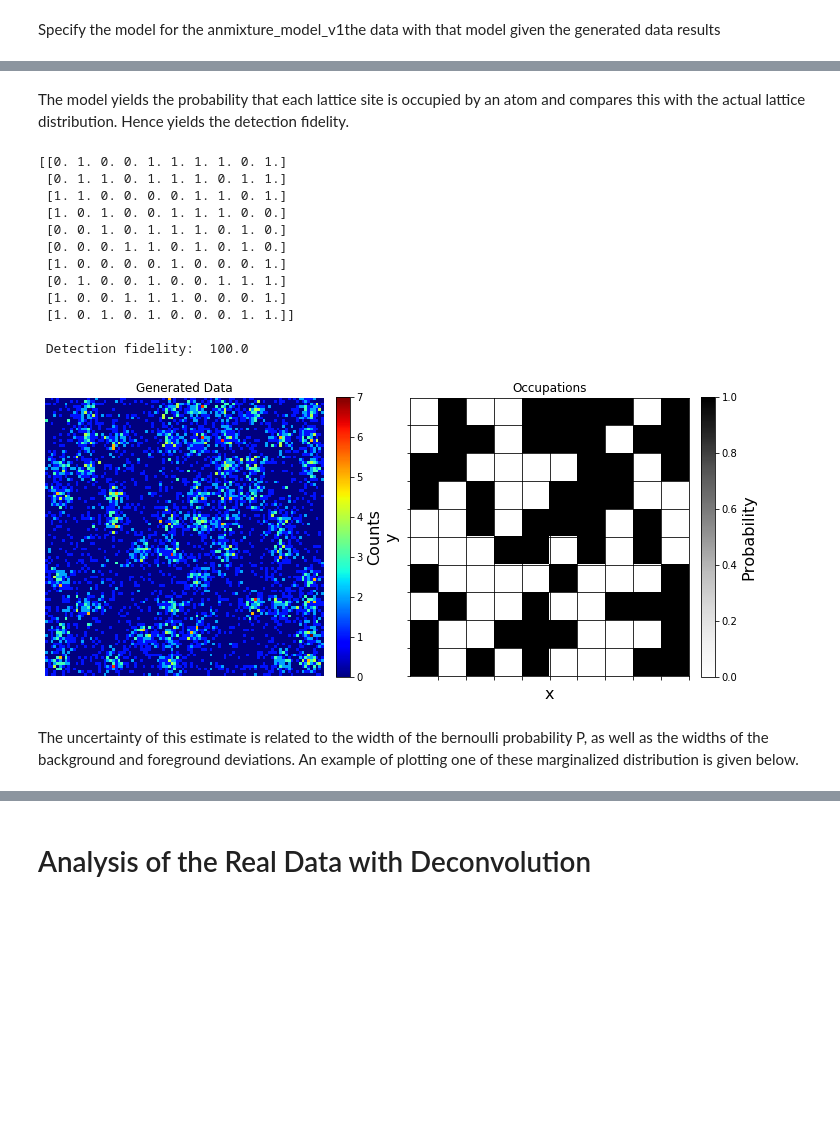
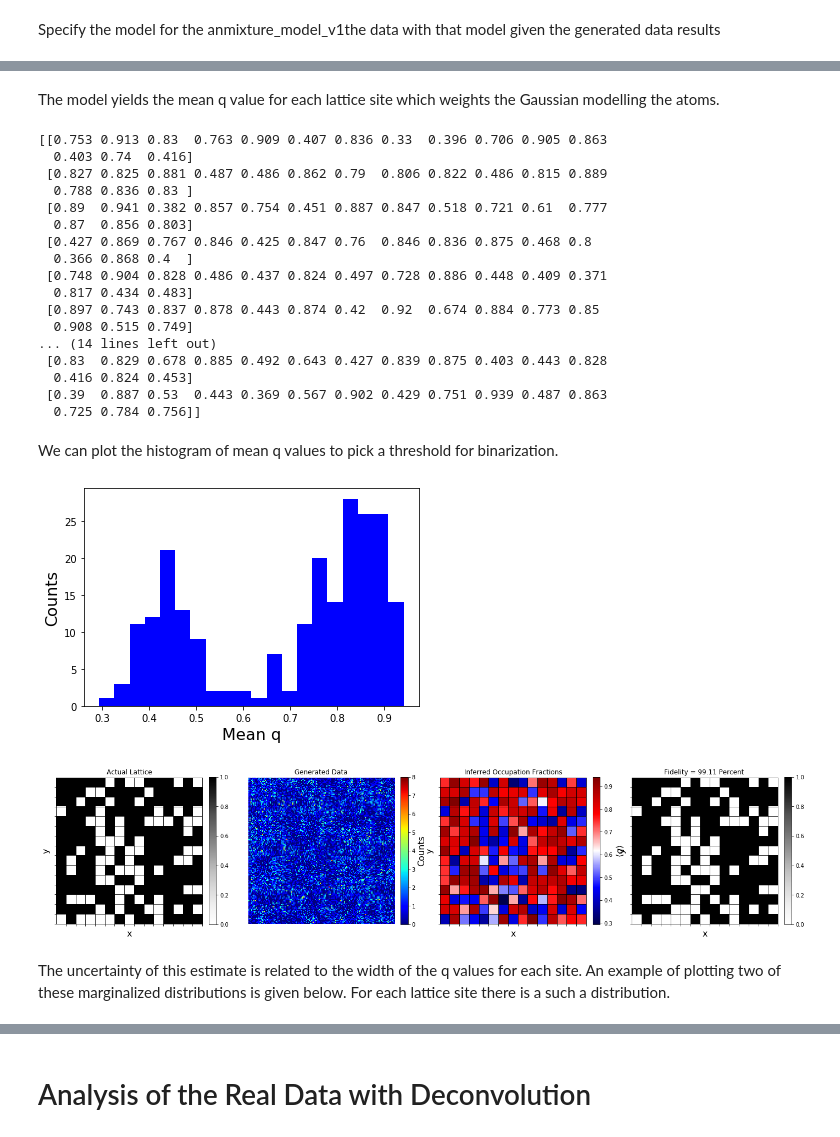
Before and after one commit to phys201/optical_lattice, a Jupyter notebook: tutorial.ipynb, the cells around one changed output, grey strips where cells are left out. Saved outputs shown, nothing was run; the diff lists cells and outputs as text; code cells hidden in the pictures; blank space fills up the shorter version.

Commit message:
cont model

```diff
--- a/tutorial.ipynb
+++ b/tutorial.ipynb
@@ -9,12 +9,12 @@ Given a number of lattice sites and number of pixels per lattice site, as well a
 # %% [markdown]
 Specify parameters to generate data:
 # %%
-N = 10 #Number of lattice sites along each axis
+N = 15 #Number of lattice sites along each axis
 M = 10 #Number of pixels per lattice site
-N_atom = 50 #Number of atoms to be randomly placed
-N_photon = 75 #Number of photons atoms fluoresce
-std = 2.5 #Width of the normal distribution that counts are sampled from
-lam_backg = 2000 #Expectation interval of the Poisson dark count event
+N_atom = 150 #Number of atoms to be randomly placed
+N_photon = 50 #Number of photons atoms fluoresce
+std = 3 #Width of the normal distribution that counts are sampled from
+lam_backg = 10000 #Expectation interval of the Poisson dark count event
 # %% [markdown]
 Generate the data with specified parameters
 # %%
@@ -75,24 +74,35 @@ Wall time: 1min 11s
-# %% [markdown]
-The model yields the probability that each lattice site is occupied by an atom and compares this with the actual lattice distribution. Hence yields the detection fidelity.
+# %% [markdown]
+The model yields the mean q value for each lattice site which weights the Gaussian modelling the atoms.
 # %%
 q.print_occupation()
 # %% [output]
-[[0. 1. 0. 0. 1. 1. 1. 1. 0. 1.]
- [0. 1. 1. 0. 1. 1. 1. 0. 1. 1.]
- [1. 1. 0. 0. 0. 0. 1. 1. 0. 1.]
- [1. 0. 1. 0. 0. 1. 1. 1. 0. 0.]
- [0. 0. 1. 0. 1. 1. 1. 0. 1. 0.]
- [0. 0. 0. 1. 1. 0. 1. 0. 1. 0.]
- [1. 0. 0. 0. 0. 1. 0. 0. 0. 1.]
- [0. 1. 0. 0. 1. 0. 0. 1. 1. 1.]
- [1. 0. 0. 1. 1. 1. 0. 0. 0. 1.]
- [1. 0. 1. 0. 1. 0. 0. 0. 1. 1.]]
-
- Detection fidelity:  100.0
+[[0.753 0.913 0.83  0.763 0.909 0.407 0.836 0.33  0.396 0.706 0.905 0.863
+  0.403 0.74  0.416]
+ [0.827 0.825 0.881 0.487 0.486 0.862 0.79  0.806 0.822 0.486 0.815 0.889
+  0.788 0.836 0.83 ]
+ [0.89  0.941 0.382 0.857 0.754 0.451 0.887 0.847 0.518 0.721 0.61  0.777
+  0.87  0.856 0.803]
+ [0.427 0.869 0.767 0.846 0.425 0.847 0.76  0.846 0.836 0.875 0.468 0.8
+  0.366 0.868 0.4  ]
+ [0.748 0.904 0.828 0.486 0.437 0.824 0.497 0.728 0.886 0.448 0.409 0.371
+  0.817 0.434 0.483]
+ [0.897 0.743 0.837 0.878 0.443 0.874 0.42  0.92  0.674 0.884 0.773 0.85
+  0.908 0.515 0.749]
+... (14 lines left out)
+ [0.83  0.829 0.678 0.885 0.492 0.643 0.427 0.839 0.875 0.403 0.443 0.828
+  0.416 0.824 0.453]
+ [0.39  0.887 0.53  0.443 0.369 0.567 0.902 0.429 0.751 0.939 0.487 0.863
+  0.725 0.784 0.756]]
+# %% [markdown]
+We can plot the histogram of mean q values to pick a threshold for binarization.
+# %%
+q.plot_histogram()
+# %% [output]
+[figure, added]
 # %%
-q.plot_occupation()
+q.plot_occupation(threshold = 0.65)
 # %% [output]
-[figure, old version]
+[figure, new version]
 # %% [markdown]
-The uncertainty of this estimate is related to the width of the bernoulli probability P, as well as the widths of the background and foreground deviations. An example of plotting one of these marginalized distribution is given below.
+The uncertainty of this estimate is related to the width of the q values for each site. An example of plotting two of these marginalized distributions is given below. For each lattice site there is a such a distribution.
 # %%
```
Also changed, not shown: parts of 5 cells of this notebook, 2 other files.
